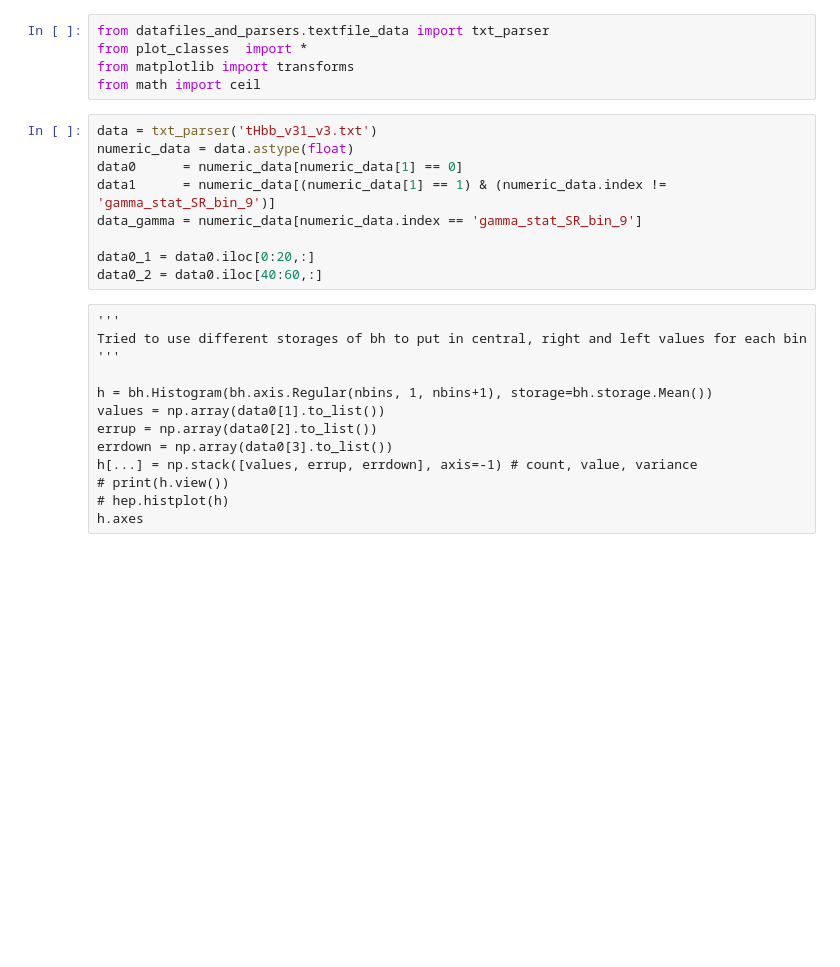
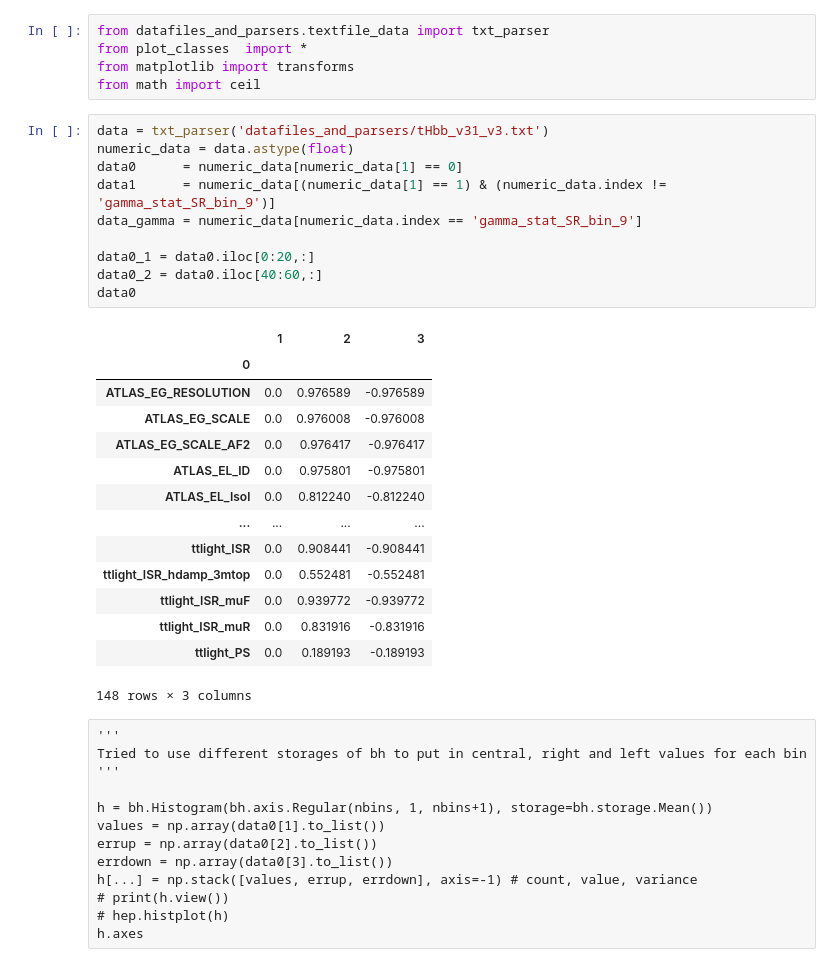
Before and after one commit to MoAly98/Pythium, a Jupyter notebook: plotting_misc/PullPlot_test.ipynb, the cells around one changed output. Cells and saved outputs as stored; diff of their text form; blank space fills up the shorter version.

```diff
--- a/plotting_misc/PullPlot_test.ipynb
+++ b/plotting_misc/PullPlot_test.ipynb
@@ -4,14 +4,30 @@ from plot_classes  import *
 from matplotlib import transforms
 from math import ceil
 # %%
-data = txt_parser('tHbb_v31_v3.txt')
+data = txt_parser('datafiles_and_parsers/tHbb_v31_v3.txt')
 numeric_data = data.astype(float)
 data0      = numeric_data[numeric_data[1] == 0]
 data1      = numeric_data[(numeric_data[1] == 1) & (numeric_data.index != 'gamma_stat_SR_bin_9')]
 data_gamma = numeric_data[numeric_data.index == 'gamma_stat_SR_bin_9']
 
 data0_1 = data0.iloc[0:20,:]
 data0_2 = data0.iloc[40:60,:]
+data0
+# %% [output]
+|  | 1 | 2 | 3 |
+| 0 |  |  |  |
+| ATLAS_EG_RESOLUTION | 0.0 | 0.976589 | -0.976589 |
+| ATLAS_EG_SCALE | 0.0 | 0.976008 | -0.976008 |
+| ATLAS_EG_SCALE_AF2 | 0.0 | 0.976417 | -0.976417 |
+| ATLAS_EL_ID | 0.0 | 0.975801 | -0.975801 |
+| ATLAS_EL_Isol | 0.0 | 0.812240 | -0.812240 |
+| ... | ... | ... | ... |
+| ttlight_ISR | 0.0 | 0.908441 | -0.908441 |
+| ttlight_ISR_hdamp_3mtop | 0.0 | 0.552481 | -0.552481 |
+| ttlight_ISR_muF | 0.0 | 0.939772 | -0.939772 |
+| ttlight_ISR_muR | 0.0 | 0.831916 | -0.831916 |
+| ttlight_PS | 0.0 | 0.189193 | -0.189193 |
+148 rows × 3 columns
 # %% [raw]
 '''
 Tried to use different storages of bh to put in central, right and left values for each bin
```
Also changed, not shown: parts of 2 cells of this notebook, 9 other files.
